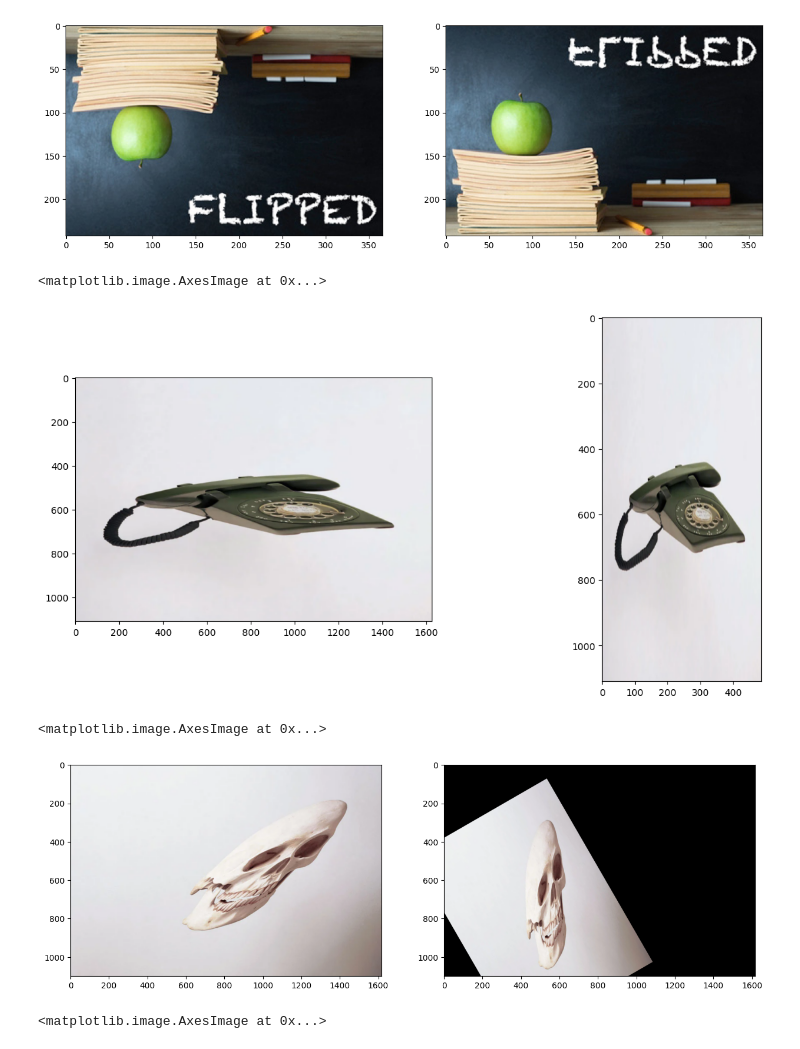
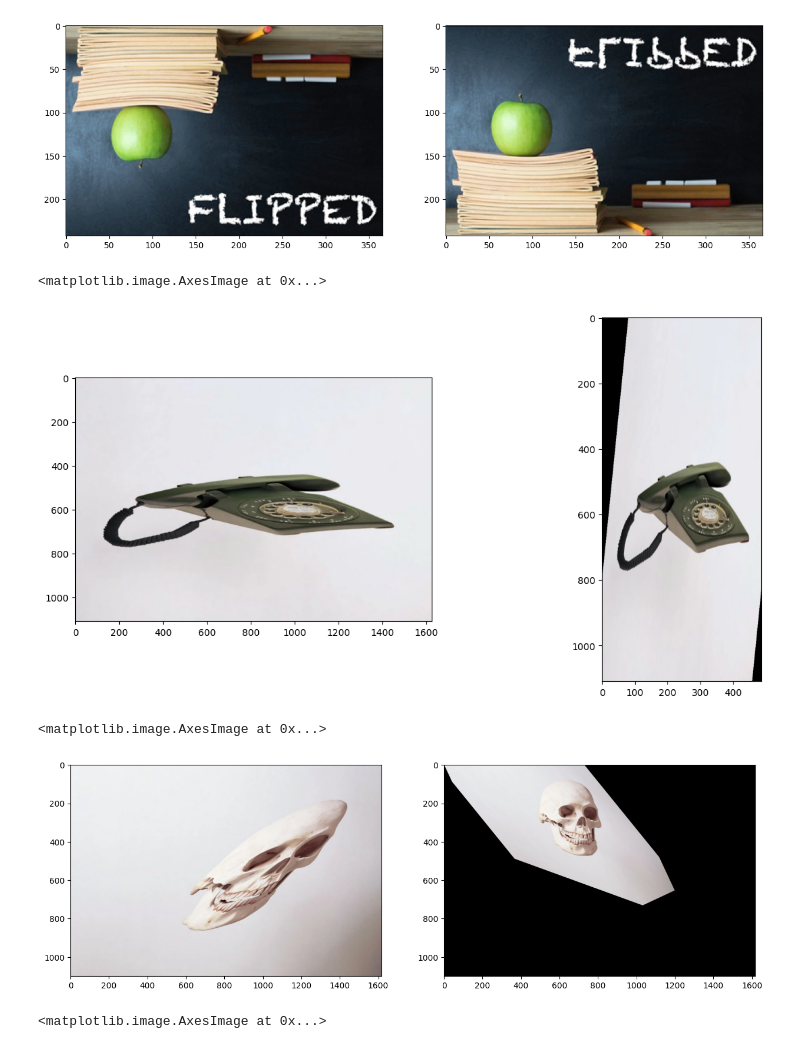
Before and after one commit to GitGood2000/214M_AI_SEM3, a Jupyter notebook: LAB_2D_03/lab2d_03.ipynb, the cells around one changed output. Drawn from its saved outputs; the diff is of its cells as text; code cells hidden in the pictures.

```diff
--- a/LAB_2D_03/lab2d_03.ipynb
+++ b/LAB_2D_03/lab2d_03.ipynb
@@ -48,13 +71,13 @@ axs[1].imshow(img1_flip)
 img2 = cv.imread("images/phone.png")
 img2 = cv.cvtColor(img2, cv.COLOR_BGR2RGB)
 
-import numpy as np
-
 sx = 0.3
 sy = 1
+tx = 80
+ty = 0
 M = np.float32([
-    [sx, 0, 0],
-    [0, sy, 0],
+    [sx, -0.1, tx],
+    [0, sy, ty],
 ]
 )
 
@@ -70,40 +93,50 @@ axs[0].imshow(img2)
 axs[1].imshow(img2_res)
 # %% [output]
 <matplotlib.image.AxesImage at 0x...>
-[figure, old version]
+[figure, new version]
 # %%
 img3 = cv.imread("images/skull.png")
 img3 = cv.cvtColor(img3, cv.COLOR_BGR2RGB)
 
 img3_res = cv.flip(img3, 0)
 
 sx = 0.5
 sy = 1
+tx = -150
+ty = -500
 M = np.float32([
-    [sx, 0, 0],
-    [0, sy, 0],
+    [sx, 0.25, tx],
+    [0.5, sy, ty],
 ]
 )
 
 height, width = img3.shape[:2]
 # Внимание: мы указываем width, height в другом порядке!
 img3_res = cv.warpAffine(img3, M, (int(width * sx), int(height * sy)))
 
-center = (width / 2, height / 2)
-# Произведём поворот на 45 градусов
-angle = 30
-scale = 1.0
-matrix = cv.getRotationMatrix2D(center, angle, scale)
-img3_res = cv.warpAffine(img3_res, matrix, (width, height))
+# Произведём поворот на 25 градусов
+from math import sin, cos, pi
+
+angle = -25 * pi / 180
+
+tx = width/4.5
+ty = -height/3
+
+M = np.float32([
+    [cos(angle), -sin(angle), 0],
+    [sin(angle), cos(angle), 0]]
+)
+
+img3_rotate = cv.warpAffine(img3_res, M, (width, height))
 
 # Prepare the plot
 fig, axs = plt.subplots(1, 2, figsize=(15, 7))
 
 axs[0].imshow(img3)
-axs[1].imshow(img3_res)
+axs[1].imshow(img3_rotate)
 # %% [output]
 <matplotlib.image.AxesImage at 0x...>
-[figure, old version]
+[figure, new version]
 # %%
 img4 = cv.imread("images/text.png")
 img4 = cv.cvtColor(img4, cv.COLOR_BGR2RGB)
```
Also changed, not shown: parts of 4 cells of this notebook.
